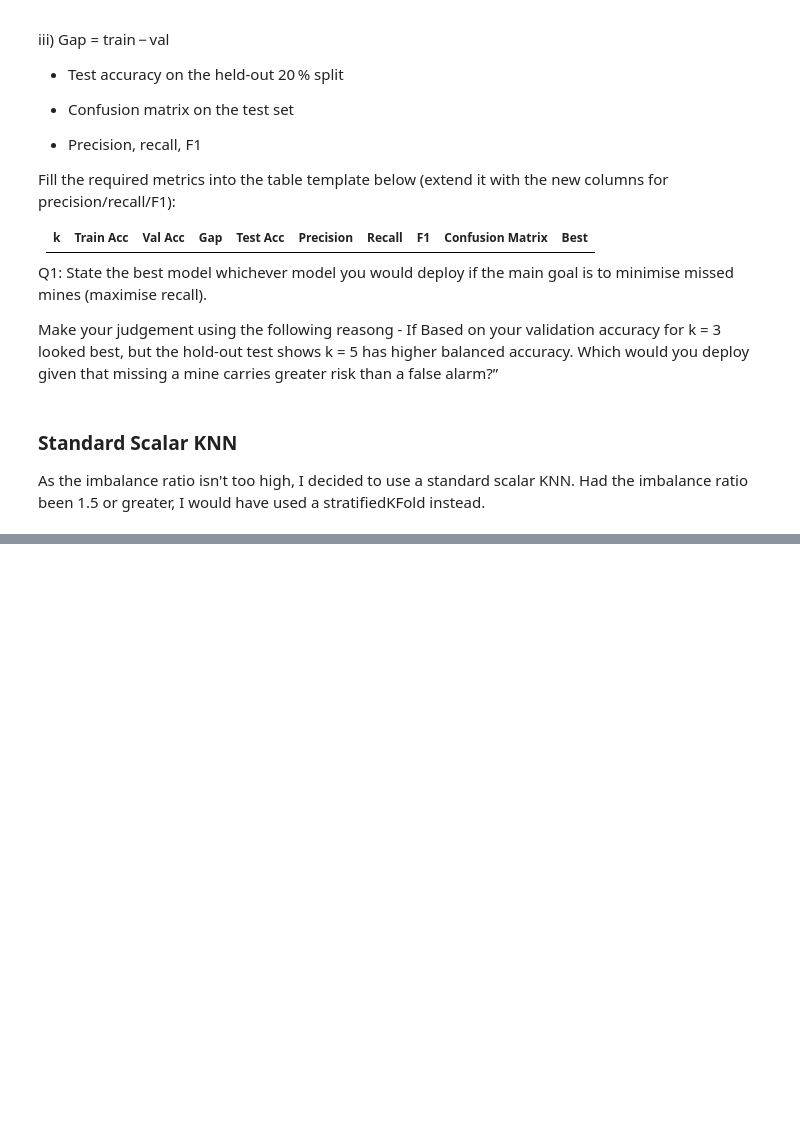
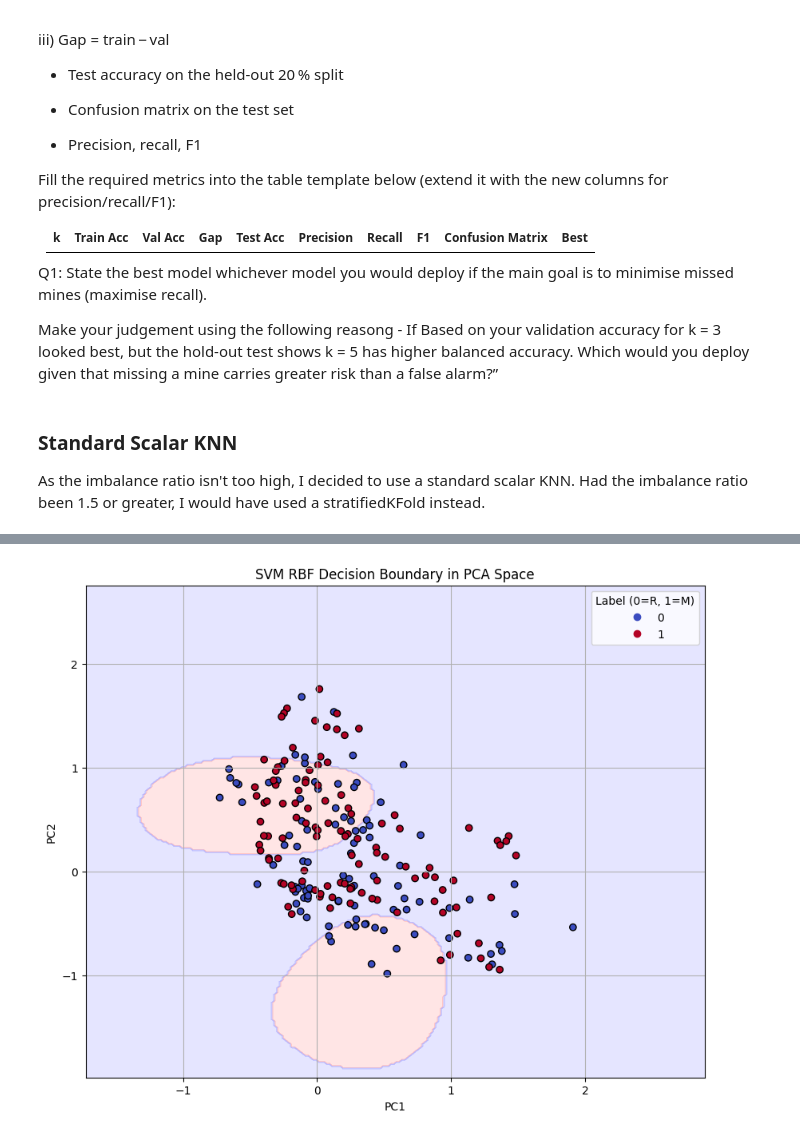
Before and after one commit to clngo/data301, a Jupyter notebook: lab/Project_2-KNN.ipynb, the cells around one changed output, grey strips where cells are left out. Cells and saved outputs as stored; diff of their text form; code cells hidden in the pictures; blank space fills up the shorter version.

```diff
--- a/lab/Project_2-KNN.ipynb
+++ b/lab/Project_2-KNN.ipynb
@@ -289,0 +374,53 @@ for result in results:
+# %%
+from sklearn.svm import SVC
+svm_model = SVC(kernel='rbf')
+svm_model.fit(X_train, y_train)
+svm_pred = svm_model.predict(X_train)
+svm_pred_test = svm_model.predict(X_test)
+# %%
+from sklearn.svm import SVC
+from matplotlib.colors import ListedColormap
+
+# Project X_train and X_test into PCA 2D space
+X_pca = pca.transform(X)
+
+# Split into train/test again (optional - or just plot full data)
+X_pca_train = X_pca[:len(X_train)]
+X_pca_test  = X_pca[len(X_train):]
+
+# Train an SVM on PCA 2D data (here RBF kernel)
+svm_pca_model = SVC(kernel='rbf', C=1.0, gamma='scale', random_state=42)
+svm_pca_model.fit(X_pca_train, y_train)
+
+# Plot decision boundary
+def plot_pca_svm_decision_boundary(model, X_pca, y, title):
+    h = 0.02  # step size in mesh
+
+    # Create meshgrid
+    x_min, x_max = X_pca[:, 0].min() - 1, X_pca[:, 0].max() + 1
+    y_min, y_max = X_pca[:, 1].min() - 1, X_pca[:, 1].max() + 1
+    xx, yy = np.meshgrid(np.arange(x_min, x_max, h),
+                         np.arange(y_min, y_max, h))
+
+    # Predict on mesh
+    Z = model.predict(np.c_[xx.ravel(), yy.ravel()])
+    Z = Z.reshape(xx.shape)
+
+    # Plot contour
+    plt.figure(figsize=(10, 8))
+    plt.contourf(xx, yy, Z, alpha=0.3, cmap=ListedColormap(['#FFAAAA', '#AAAAFF']))
+
+    # Scatter the actual points
+    scatter = plt.scatter(X_pca[:, 0], X_pca[:, 1], c=y, cmap='coolwarm', edgecolor='k')
+
+    plt.xlabel('PC1')
+    plt.ylabel('PC2')
+    plt.title(title)
+    plt.legend(*scatter.legend_elements(), title="Label (0=R, 1=M)")
+    plt.grid(True)
+    plt.show()
+
+# Now run the plot
+plot_pca_svm_decision_boundary(svm_pca_model, X_pca, y, "SVM RBF Decision Boundary in PCA Space")
+# %% [output]
+[figure, added]
```
Also changed, not shown: parts of 13 cells of this notebook, 1 other file.
